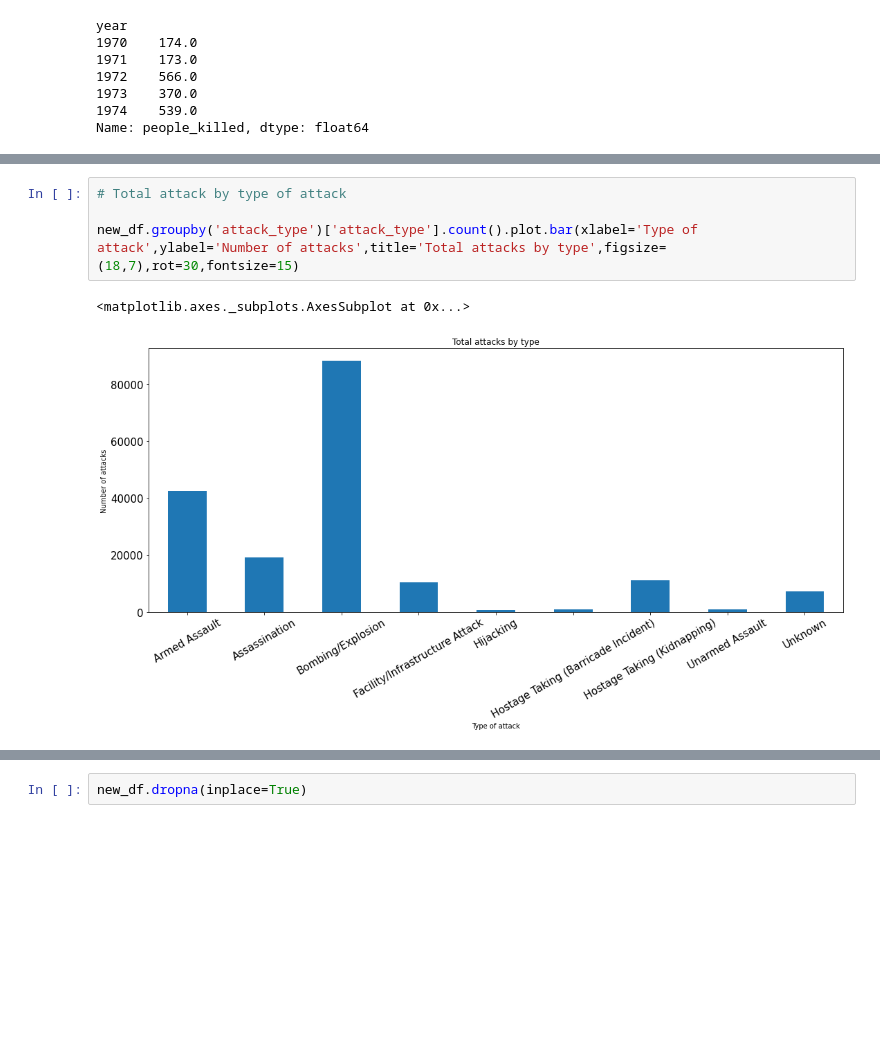
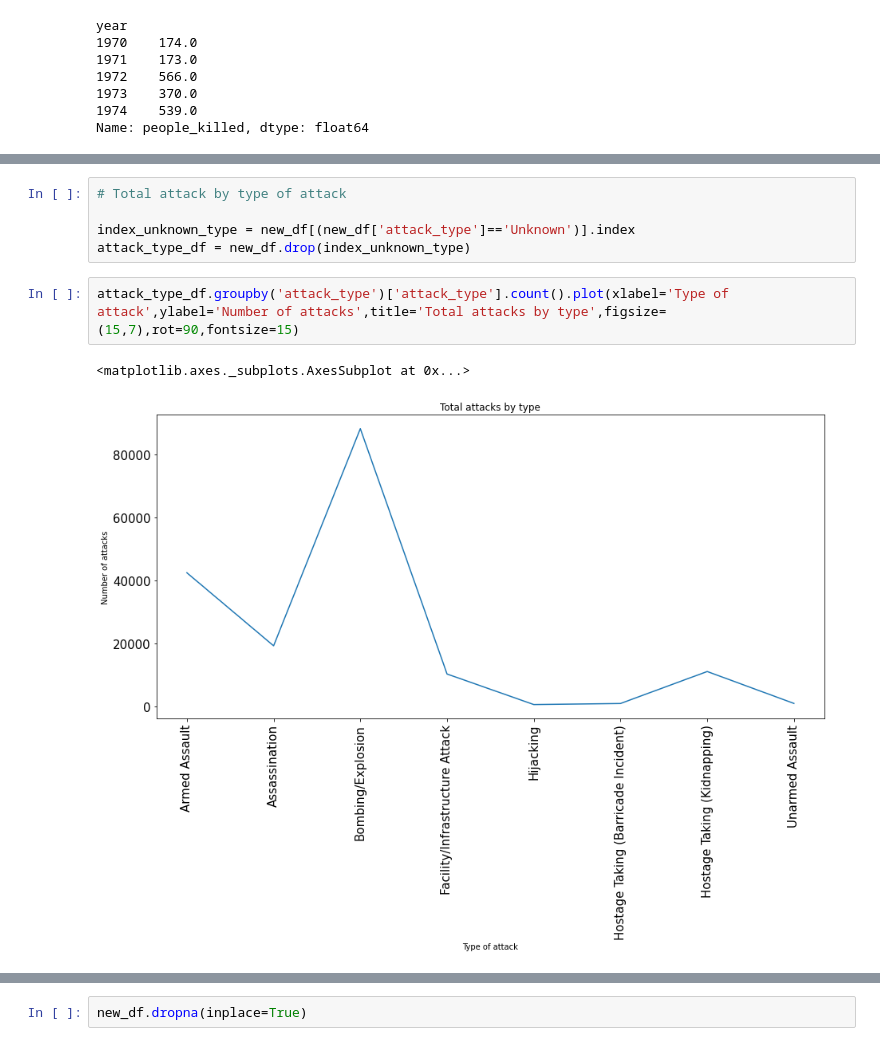
Before and after one commit to abjaffrey/EDA-on-Global-Terrorism-Analysis, a Jupyter notebook: Copy_of_Copy_of_Global_Terrorism_Analysis_Capstone_Project.ipynb, the cells around one changed output, grey strips where cells are left out. Cells and saved outputs as stored; diff of their text form; blank space fills up the shorter version.

```diff
--- a/Copy_of_Copy_of_Global_Terrorism_Analysis_Capstone_Project.ipynb
+++ b/Copy_of_Copy_of_Global_Terrorism_Analysis_Capstone_Project.ipynb
@@ -150,9 +150,12 @@ new_df.groupby('country')['people_killed'].sum().sort_values(ascending=False)[0:
+# %%
+# Total attack by type of attack
+
+index_unknown_type = new_df[(new_df['attack_type']=='Unknown')].index
+attack_type_df = new_df.drop(index_unknown_type)
 # %%
-# Total attack by type of attack
-
-new_df.groupby('attack_type')['attack_type'].count().plot.bar(xlabel='Type of attack',ylabel='Number of attacks',title='Total attacks by type',figsize=(18,7),rot=30,fontsize=15)
+attack_type_df.groupby('attack_type')['attack_type'].count().plot(xlabel='Type of attack',ylabel='Number of attacks',title='Total attacks by type',figsize=(15,7),rot=90,fontsize=15)
 # %% [output]
 <matplotlib.axes._subplots.AxesSubplot at 0x...>
-[figure, old version]
+[figure, new version]
 # %%
 new_df.head()
```
Also changed, not shown: parts of 15 cells of this notebook.
